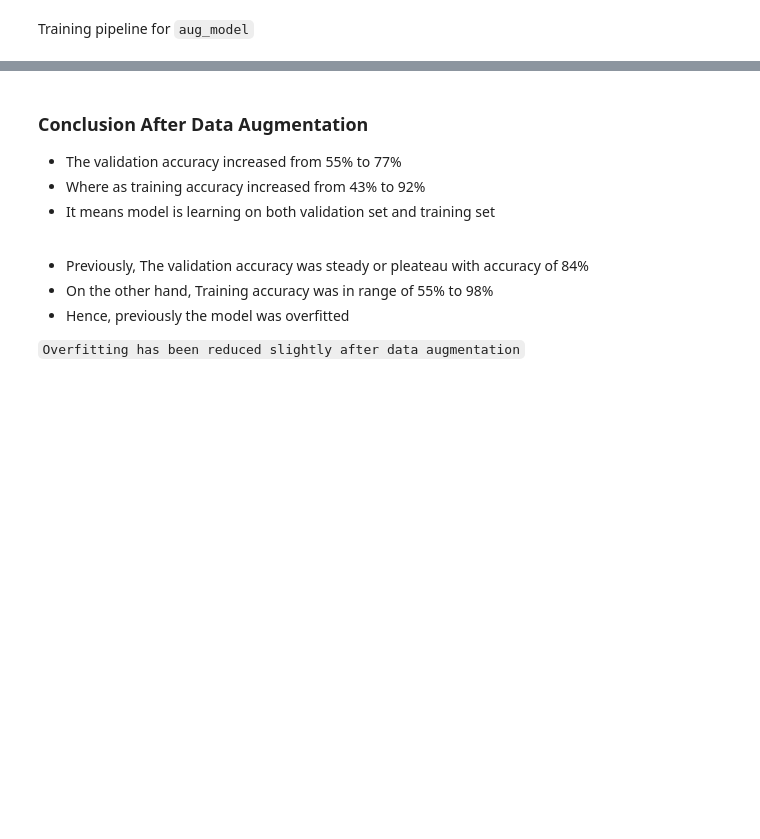
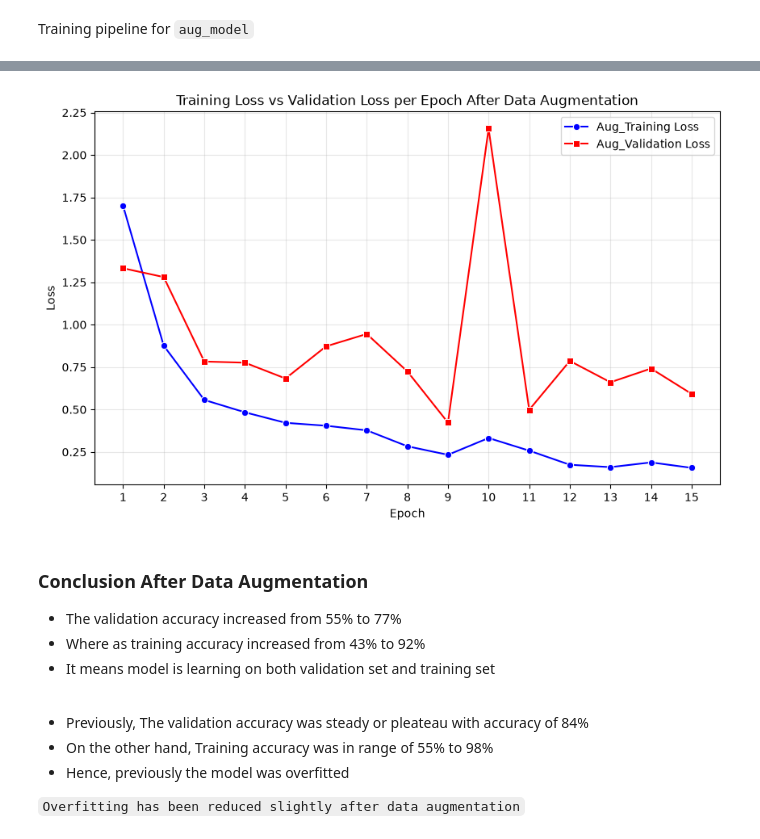
Before and after one commit to CodexAarogya/Fusemachines-Assignments, a Jupyter notebook: NeuralNetwork/NEU_Surface_Detect.ipynb, the cells around one changed output, grey strips where cells are left out. Drawn from its saved outputs; the diff is of its cells as text; code cells hidden in the pictures; blank space fills up the shorter version.

Commit message:
Completed assignment: Compared baseline, Data aug, BN, Dropout & combination of all

```diff
--- a/NeuralNetwork/NEU_Surface_Detect.ipynb
+++ b/NeuralNetwork/NEU_Surface_Detect.ipynb
@@ -497,10 +492,10 @@ aug_optimizer = Adam(aug_model.parameters(), lr=0.001)
 # %% [markdown]
 Training pipeline for `aug_model`
 # %%
-TRAIN_LOSS = []
-VAL_LOSS = []
-TRAIN_ACC = []
-VAL_ACC = []
+AUG_TRAIN_LOSS = []
+AUG_VAL_LOSS = []
+AUG_TRAIN_ACC = []
+AUG_VAL_ACC = []
 
 for epoch in range(EPOCHES):
     aug_model.train()
@@ -535,8 +530,8 @@ for epoch in range(EPOCHES):
     train_loss_epoch = running_loss / total  # training loss per epoch
     train_acc_epoch = correct / total  # training accuracy per epoch
 
-    TRAIN_LOSS.append(train_loss_epoch)
-    TRAIN_ACC.append(train_acc_epoch)
+    AUG_TRAIN_LOSS.append(train_loss_epoch)
+    AUG_TRAIN_ACC.append(train_acc_epoch)
 
 
 
@@ -566,8 +561,8 @@ for epoch in range(EPOCHES):
     val_loss = running_val_loss / val_total
     val_acc = val_correct / val_total
 
-    VAL_LOSS.append(val_loss)
-    VAL_ACC.append(val_acc)
+    AUG_VAL_LOSS.append(val_loss)
+    AUG_VAL_ACC.append(val_acc)
 
 
     print(
@@ -596,3 +591,20 @@ Epoch 15 | Train Loss: 0.2241 | Val Loss: 0.5228 | Train Acc: 0.9201 |Val Acc: 0
+# %%
+# Training loss vs Validation loss per epoch after data augmentation
+epochs_axis = list(range(1, EPOCHES + 1))
+
+plt.figure(figsize=(10, 6))
+sns.lineplot(x=epochs_axis, y=AUG_TRAIN_LOSS, marker="o", label="Aug_Training Loss", c="b")
+sns.lineplot(x=epochs_axis, y=AUG_VAL_LOSS, marker="s", label="Aug_Validation Loss", c="r")
+
+plt.title("Training Loss vs Validation Loss per Epoch After Data Augmentation")
+plt.xlabel("Epoch")
+plt.ylabel("Loss")
+plt.xticks(epochs_axis)
+plt.legend()
+plt.grid(True, alpha=0.3)
+plt.show()
+# %% [output]
+[figure, added]
 # %% [markdown]
 <h3>Conclusion After Data Augmentation</h3>
 
```
Also changed, not shown: parts of 26 cells of this notebook.
